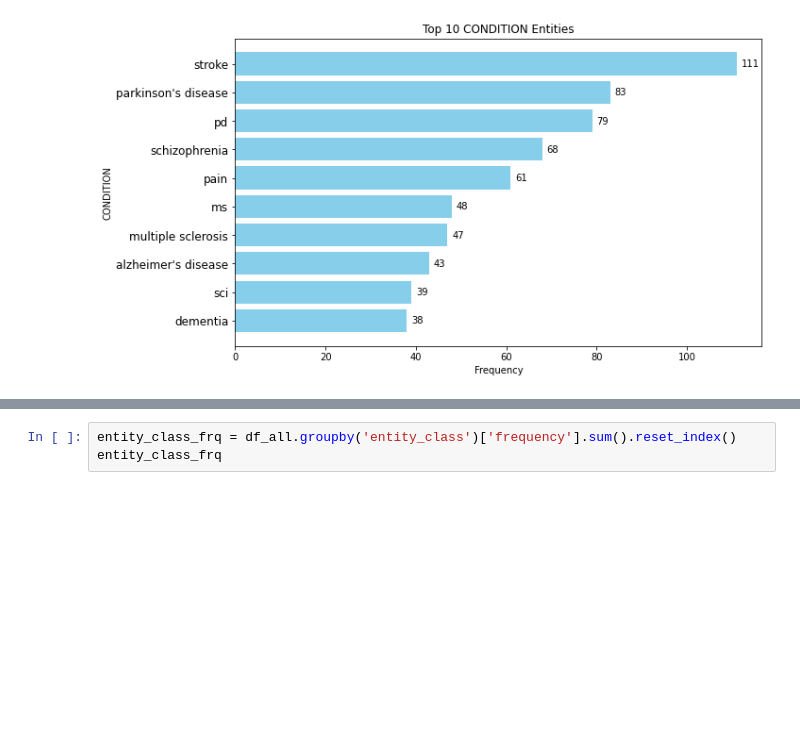
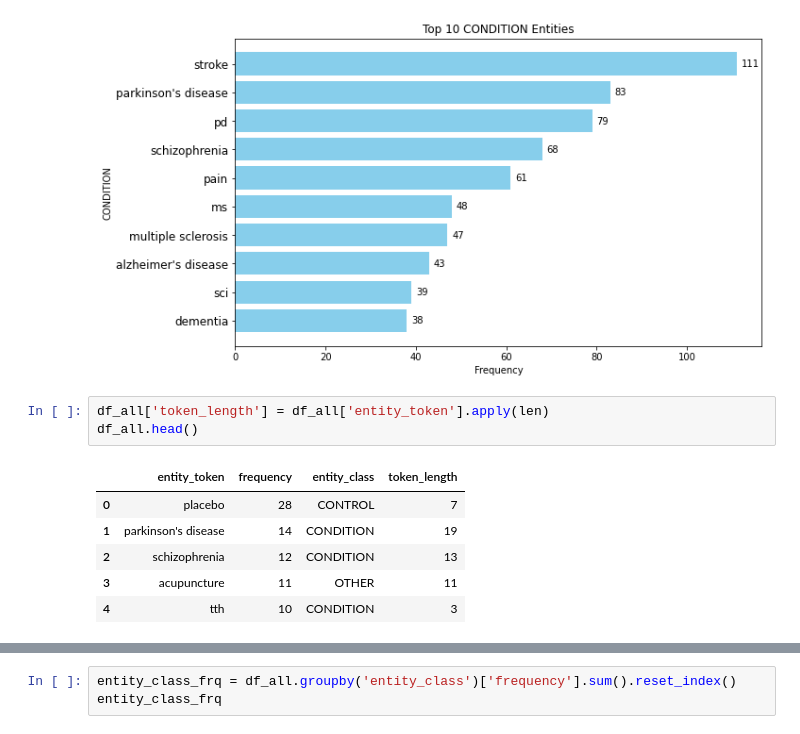
Before and after one commit to Ineichen-Group/NeuroTrialNER, a Jupyter notebook: data/CT Corpus Stats.ipynb, the cells around one changed output, grey strips where cells are left out. Cells and saved outputs as stored; diff of their text form; blank space fills up the shorter version.

```diff
--- a/data/CT Corpus Stats.ipynb
+++ b/data/CT Corpus Stats.ipynb
@@ -142,3 +142,13 @@ plt.yticks(fontsize=12)
 plt.show()
 # %% [output]
 [figure]
+# %%
+df_all['token_length'] = df_all['entity_token'].apply(len)
+df_all.head()
+# %% [output]
+|  | entity_token | frequency | entity_class | token_length |
+| 0 | placebo | 28 | CONTROL | 7 |
+| 1 | parkinson's disease | 14 | CONDITION | 19 |
+| 2 | schizophrenia | 12 | CONDITION | 13 |
+| 3 | acupuncture | 11 | OTHER | 11 |
+| 4 | tth | 10 | CONDITION | 3 |
```
Also changed, not shown: parts of 2 cells of this notebook.
